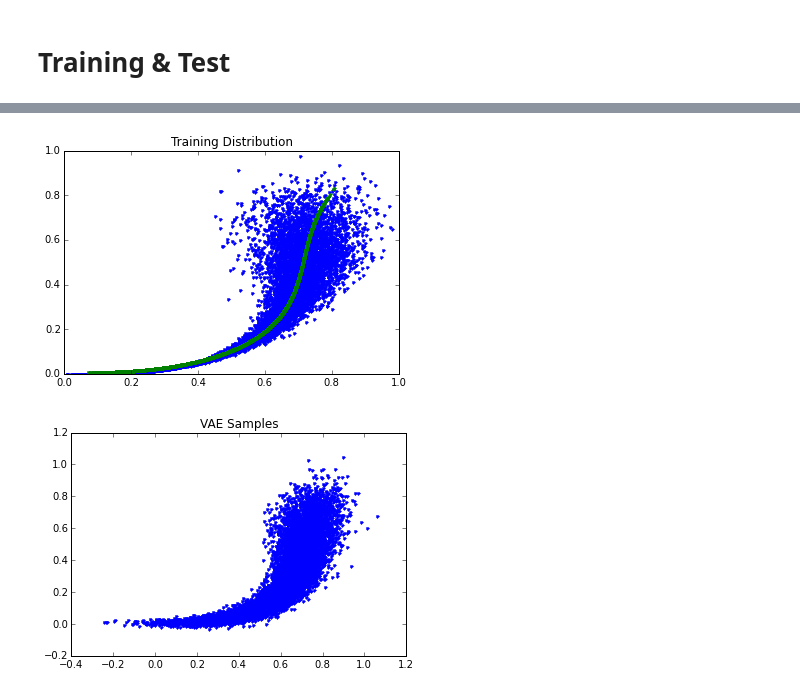
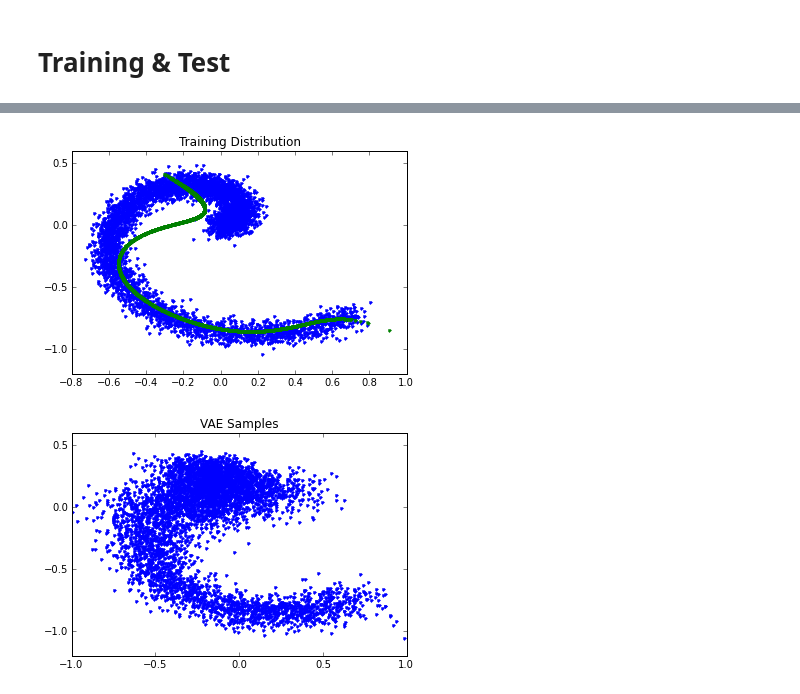
Before and after one commit to justinjfu/sandbox, a Jupyter notebook: VAE.ipynb, the cells around one changed output, grey strips where cells are left out. Cells and saved outputs as stored; diff of their text form; code cells hidden in the pictures.

Commit message:
git ignore, add spiral VAE data

```diff
--- a/VAE.ipynb
+++ b/VAE.ipynb
@@ -27,8 +23,8 @@ def relu_layer(X, dout, name):
 
 class VAE(object):
     def __init__(self, dX, dZ):
-        self.enc_layers = [20,20]
-        self.dec_layers = [20,20]
+        self.enc_layers = [10,10]
+        self.dec_layers = [10,10]
         self.dZ = dZ
         self.dX = dX
 
@@ -119,7 +115,7 @@ class VAE(object):
         return np.random.randn(N, self.dX) * np.sqrt(sigma_dec) + mu_dec
 
 
-def next_batch(batch_size, non_crossing=True):
+def flower_data(batch_size):
     z_true = np.random.uniform(0,1,batch_size)
     r = np.power(z_true, 0.5)
     phi = 0.25 * np.pi * z_true
@@ -134,24 +130,40 @@ def next_batch(batch_size, non_crossing=True):
     X = np.transpose(np.reshape((x1,x2), (2, batch_size)))
     X = np.asarray(X, dtype='float32')
     return X
+
+def spiral_data(batch_size, spiral_rate=1.):
+    T = 10
+    t = np.random.uniform(size=batch_size, low=0, high=T)
+    x = t*np.cos(t*spiral_rate)/T
+    y = t*np.sin(t*spiral_rate)/T
+    data = np.array([x,y]).T
+    noise = np.random.randn(batch_size,2)/(T*2)
+    return data+noise
 # %% [markdown]
 Training & Test
 ===
+# %%
+sample_distribution = lambda x: spiral_data(x, spiral_rate=0.55)
 # %%
+#Training
 tf.reset_default_graph()
+np.random.seed(1)
 dX = 2
 dZ = 1
-batch_size = 10
+batch_size = 16
 vae = VAE(dX, dZ)
 
 tot_loss = 0
-for i in range(5000):
-    x = next_batch(batch_size)
+heartbeat = 100
+losses = []
+for i in range(10000):
+    x = sample_distribution(batch_size)
     loss = vae.step(x, lr=1e-2)
     tot_loss += loss
-    if i%100 == 0:
+    if i%heartbeat == 0:
         clear_output()
-        print i, tot_loss/50
+        print i, tot_loss/heartbeat
+        losses.append(tot_loss/heartbeat)
         sys.stdout.flush()
         tot_loss = 0
         mus, sigmas = vae.encode(x)
@@ -166,21 +187,21 @@ for i in range(5000):
 # %%
 # Plot the original distribution
-Nsamp = 10000
-xx = next_batch(Nsamp)
+Nsamp = 5000
+xx = sample_distribution(Nsamp)
 plt.title('Training Distribution')
 plt.plot(xx[:,0], xx[:,1],'.')
 
 mu_enc, mu_dec, sigma_dec = vae.encode_decode(xx)
 plt.plot(mu_dec[:,0], mu_dec[:,1], '.')  # Mean of VAE
 
 plt.show()
 # %% [output]
-[figure, old version]
+[figure, new version]
 # %%
 # Try sampling!
-samples = vae.sample(10000)
+samples = vae.sample(5000)
 plt.plot(samples[:,0], samples[:,1], '.')
 plt.title('VAE Samples')
 plt.show()
 # %% [output]
-[figure, old version]
+[figure, new version]
```
Also changed, not shown: parts of 4 cells of this notebook, 1 other file.
